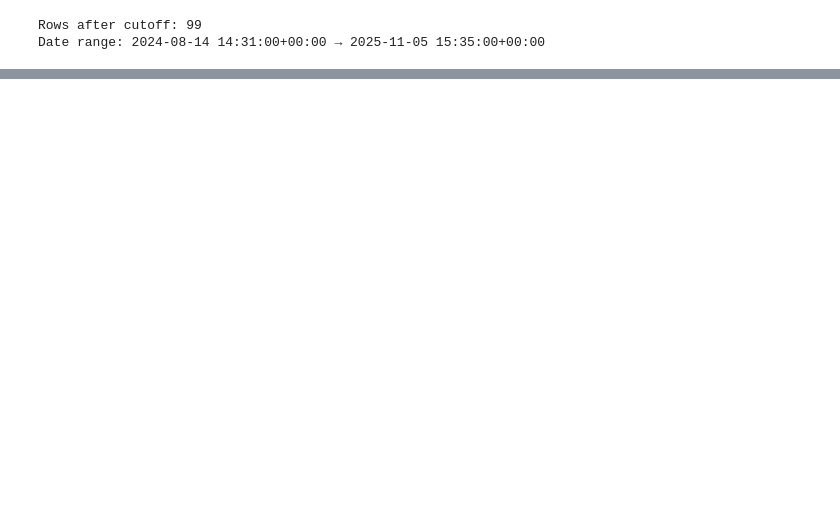
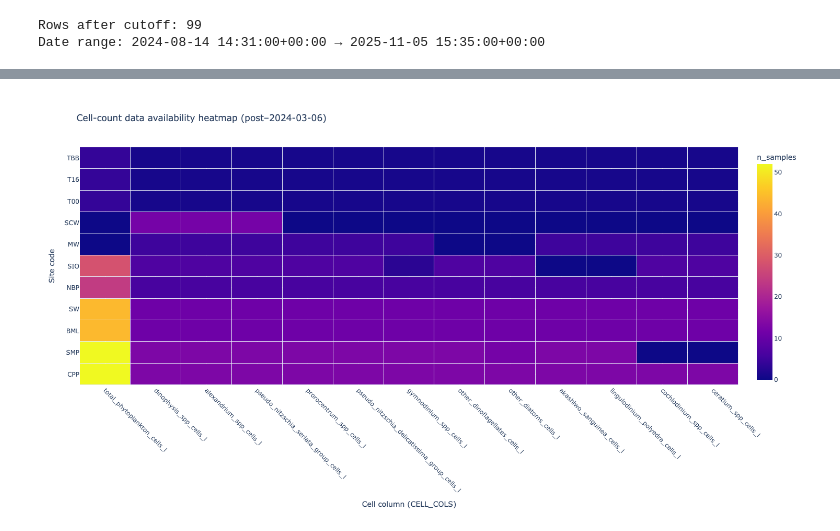
Before and after one commit to fish-pace/2026-proj-harmful-algae, a Jupyter notebook: contributor_folders/erdemk/00_calhab_etl.ipynb, the cells around one changed output, grey strips where cells are left out. Cells and saved outputs as stored; diff of their text form; code cells hidden in the pictures; blank space fills up the shorter version.

```diff
--- a/contributor_folders/erdemk/00_calhab_etl.ipynb
+++ b/contributor_folders/erdemk/00_calhab_etl.ipynb
@@ -120,0 +154,51 @@ memory usage: 10.1+ KB
+# %%
+# --- Columns ---
+site_col = "site_code"
+if site_col not in df.columns and "location_code" in df.columns:
+    df = df.rename(columns={"location_code": site_col})
+
+CELL_COLS = [c for c in df.columns if c.endswith("_cells_l")]
+
+# --- Build count matrix: non-null count per (site, cell_col) ---
+counts = (
+    df[[site_col] + CELL_COLS]
+    .melt(id_vars=site_col, value_vars=CELL_COLS, var_name="cell_col", value_name="cells")
+    .assign(has_data=lambda x: x["cells"].notna())
+    .groupby([site_col, "cell_col"])["has_data"]
+    .sum()
+    .reset_index(name="n_samples")
+)
+
+heat = (
+    counts.pivot(index=site_col, columns="cell_col", values="n_samples")
+    .fillna(0)
+)
+
+# Optional: sort to make patterns clearer (comment out if you want original order)
+heat = heat.loc[
+    heat.sum(axis=1).sort_values(ascending=False).index,
+    heat.sum(axis=0).sort_values(ascending=False).index
+]
+
+# --- Plot with visible "grid lines" via xgap/ygap ---
+fig = go.Figure(
+    data=go.Heatmap(
+        z=heat.values,
+        x=heat.columns.tolist(),
+        y=heat.index.tolist(),
+        colorbar=dict(title="n_samples"),
+        xgap=1,   # <-- creates vertical gridlines
+        ygap=1,   # <-- creates horizontal gridlines
+    )
+)
+
+fig.update_layout(
+    title="Cell-count data availability heatmap (post–2024-03-06)",
+    height=800,
+    xaxis=dict(title="Cell column (CELL_COLS)", tickangle=45),
+    yaxis=dict(title="Site code"),
+)
+
+fig.show()
+# %% [output]
+[figure, added]
```
Also changed, not shown: parts of 11 cells of this notebook.
